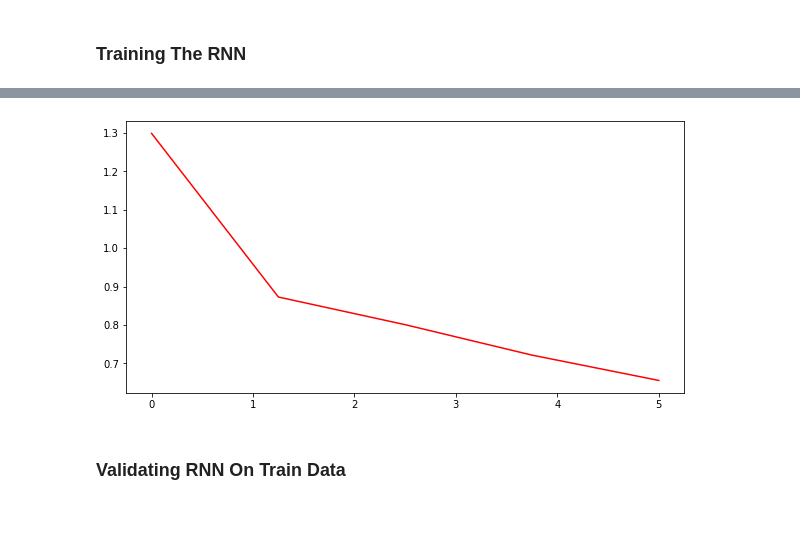
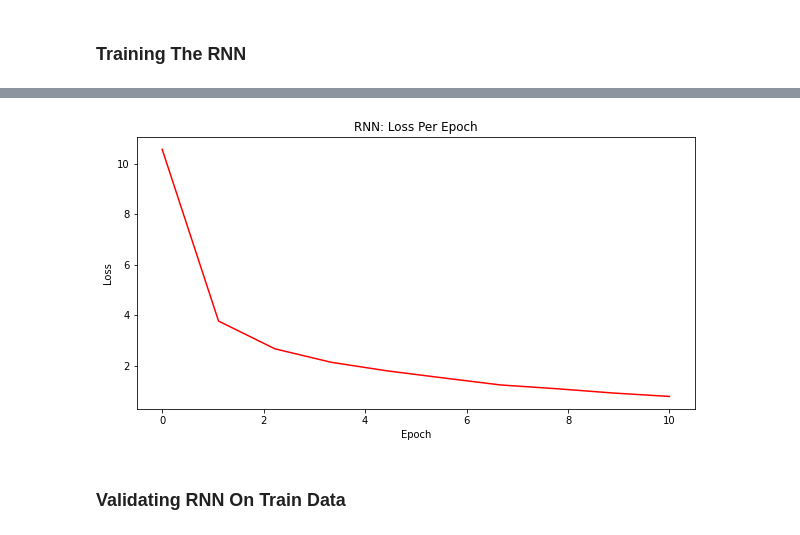
Before and after one commit to ParkerH98/OklahomaStateUniversity, a Jupyter notebook: MovieRatings.ipynb, the cells around one changed output, grey strips where cells are left out. Cells and saved outputs as stored; diff of their text form; code cells hidden in the pictures.

```diff
--- a/MovieRatings.ipynb
+++ b/MovieRatings.ipynb
@@ -274,7 +266,7 @@ history = model_RNN.fit(
     x_train,
     y_train,
     batch_size=512,
-    epochs=,
+    epochs=10,
     verbose=1)
 
 score = model_RNN.evaluate(x_test, y_test)
@@ -284,5 +276,8 @@ loss_history = history.history['loss']
 plot.figure(figsize=[10, 5])
 iterations, = plot.plot(np.linspace(
     0, len(loss_history), len(loss_history)), loss_history, color='red')
+plot.title("RNN: Loss Per Epoch")
+plot.xlabel("Epoch")
+plot.ylabel("Loss")
 plot.show()
 # %% [output]
@@ -301,4 +301,4 @@ Test loss: 2.2069849967956543
-[figure, old version]
+[figure, new version]
 # %% [markdown]
 ### Validating RNN On **Train** Data
 # %%
```
Also changed, not shown: parts of 10 cells of this notebook, 4 other files.
